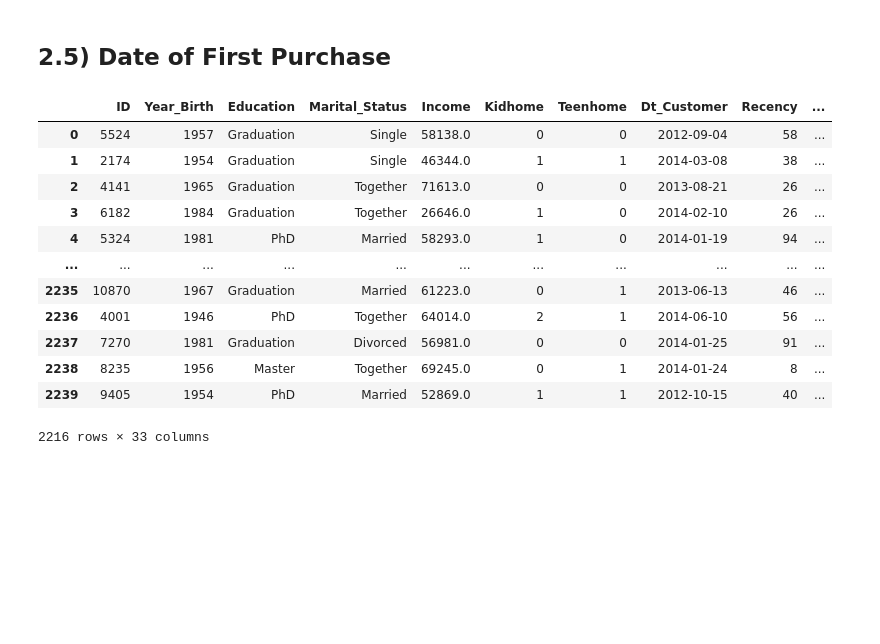
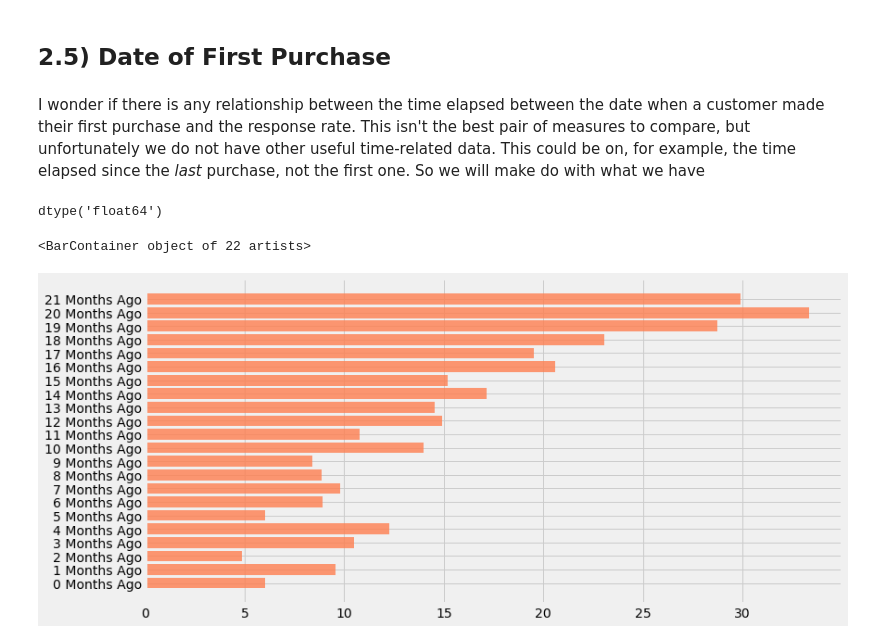
Before and after one commit to Taimur-Shabbir/in-progress-projects, a Jupyter notebook: CRM Analytics Project.ipynb, the cells around one changed output. Saved outputs shown, nothing was run; the diff lists cells and outputs as text; code cells hidden in the pictures; blank space fills up the shorter version.

Commit message:
added datetime analysis

```diff
--- a/CRM Analytics Project.ipynb
+++ b/CRM Analytics Project.ipynb
@@ -557,23 +518,58 @@ So far we see that when we market to customers with the following characteristic
 This seems to imply that the marketing campaign is effective with wealthy bachelors and bachelorettes
 # %% [markdown]
 ## 2.5) Date of First Purchase
+# %% [markdown]
+I wonder if there is any relationship between the time elapsed between the date when a customer made their first purchase and the response rate. This isn't the best pair of measures to compare, but unfortunately we do not have other useful time-related data. This could be on, for example, the time elapsed since the *last* purchase, not the first one. So we will make do with what we have
 # %%
 # convert date of joining column to more suitable format
 
 data['Dt_Customer'] = pd.to_datetime(data['Dt_Customer'])
 
-data
+# Find the number of days elapsed since first purchase
+
+# The last date in the data is 2014-06-29, so I will consider
+
+# 2014-06-30 to be "today"
+
+data['Days Elapsed'] = datetime(2014, 6, 30) - data['Dt_Customer']
-# %% [output]
-|  | ID | Year_Birth | Education | Marital_Status | Income | Kidhome | Teenhome | Dt_Customer | Recency | ... |
-| 0 | 5524 | 1957 | Graduation | Single | 58138.0 | 0 | 0 | 2012-09-04 | 58 | ... |
-| 1 | 2174 | 1954 | Graduation | Single | 46344.0 | 1 | 1 | 2014-03-08 | 38 | ... |
-| 2 | 4141 | 1965 | Graduation | Together | 71613.0 | 0 | 0 | 2013-08-21 | 26 | ... |
-| 3 | 6182 | 1984 | Graduation | Together | 26646.0 | 1 | 0 | 2014-02-10 | 26 | ... |
-| 4 | 5324 | 1981 | PhD | Married | 58293.0 | 1 | 0 | 2014-01-19 | 94 | ... |
-| ... | ... | ... | ... | ... | ... | ... | ... | ... | ... | ... |
-| 2235 | 10870 | 1967 | Graduation | Married | 61223.0 | 0 | 1 | 2013-06-13 | 46 | ... |
-| 2236 | 4001 | 1946 | PhD | Together | 64014.0 | 2 | 1 | 2014-06-10 | 56 | ... |
-| 2237 | 7270 | 1981 | Graduation | Divorced | 56981.0 | 0 | 0 | 2014-01-25 | 91 | ... |
-| 2238 | 8235 | 1956 | Master | Together | 69245.0 | 0 | 1 | 2014-01-24 | 8 | ... |
-| 2239 | 9405 | 1954 | PhD | Married | 52869.0 | 1 | 1 | 2012-10-15 | 40 | ... |
-2216 rows × 33 columns
+# %%
+# create bins
+
+data['Days Elapsed'] = data['Days Elapsed'].astype(int)
+
+myBins = np.linspace(min(data['Days Elapsed']),
+                     max(data['Days Elapsed']),
+                     23)
+
+# create labels
+
+labels = []
+
+for i in range(22):
+    time_elapsed = str(i) + ' Months Ago'
+    labels.append(time_elapsed)
+
+# add bins to dataframe
+
+data['Time Elapsed Bins'] = pd.cut(data['Days Elapsed'],
+                                   myBins, labels = labels,
+                                   include_lowest = True)
+# %%
+time_elapsed_conv_rate = pd.crosstab(data['Time Elapsed Bins'], data['Response'])
+time_elapsed_conv_rate
+
+time_elapsed_conv_rate['Conversion %'] = round((time_elapsed_conv_rate[1]/
+                                               (time_elapsed_conv_rate[0] +
+                                                time_elapsed_conv_rate[1]))*100, 2)
+time_elapsed_conv_rate.reset_index(inplace = True)
+# %% [output]
+dtype('float64')
+# %%
+plt.figure(figsize = (12, 6))
+plt.barh(time_elapsed_conv_rate['Time Elapsed Bins'],
+        time_elapsed_conv_rate['Conversion %'],
+        color = 'Coral',
+        alpha = 0.8)
+# %% [output]
+<BarContainer object of 22 artists>
+[figure, added]
```
Also changed, not shown: parts of 15 cells of this notebook.
